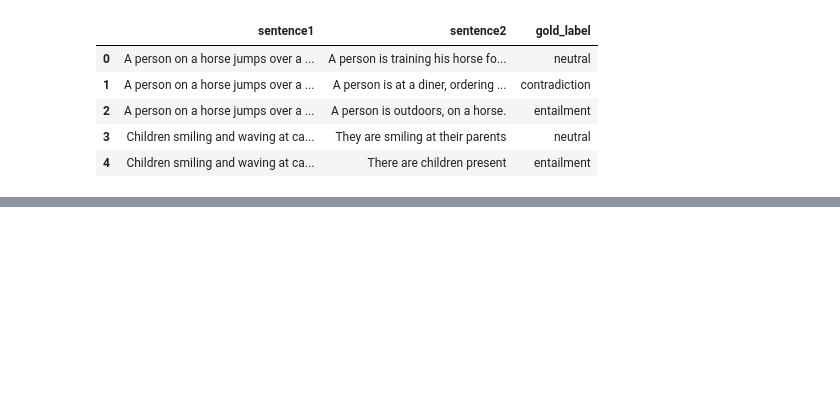
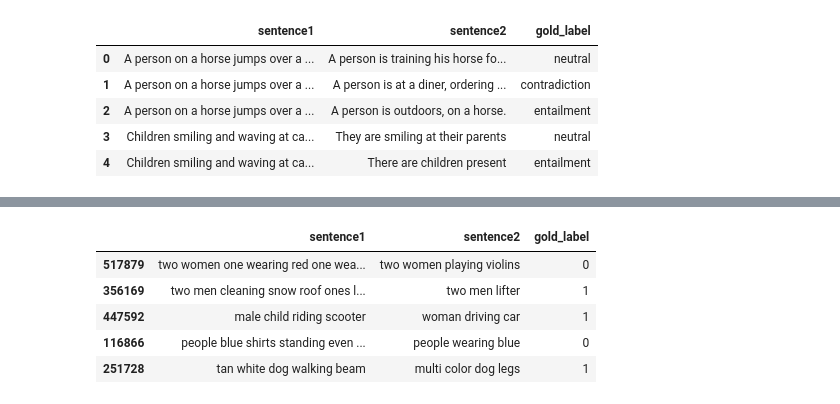
Before and after one commit to Manditar2/NLI-con-red-neuronal-LSTM, a Jupyter notebook: Proyecto_data_science.ipynb, the cells around one changed output, grey strips where cells are left out. Cells and saved outputs as stored; diff of their text form; code cells hidden in the pictures; blank space fills up the shorter version.

```diff
--- a/Proyecto_data_science.ipynb
+++ b/Proyecto_data_science.ipynb
@@ -427,5 +512,13 @@ df_prueba.head()
 # %%
 df_prueba['sentence1'] = df_prueba['sentence1'].apply(remove_stopwords)
 df_prueba['sentence2'] = df_prueba['sentence2'].apply(remove_stopwords)
-df_prueba['sentence1'] = df_prueba['sentence1'].apply(stematizar)
-df_prueba['sentence2'] = df_prueba['sentence2'].apply(stematizar)
+# df_prueba['sentence1'] = df_prueba['sentence1'].apply(stematizar)
+# df_prueba['sentence2'] = df_prueba['sentence2'].apply(stematizar)
+df_prueba.head()
+# %% [output]
+|  | sentence1 | sentence2 | gold_label |
+| 517879 | two women one wearing red one wea... | two women playing violins | 0 |
+| 356169 | two men cleaning snow roof ones l... | two men lifter | 1 |
+| 447592 | male child riding scooter | woman driving car | 1 |
+| 116866 | people blue shirts standing even ... | people wearing blue | 0 |
+| 251728 | tan white dog walking beam | multi color dog legs | 1 |
```
Also changed, not shown: parts of 57 cells of this notebook.
